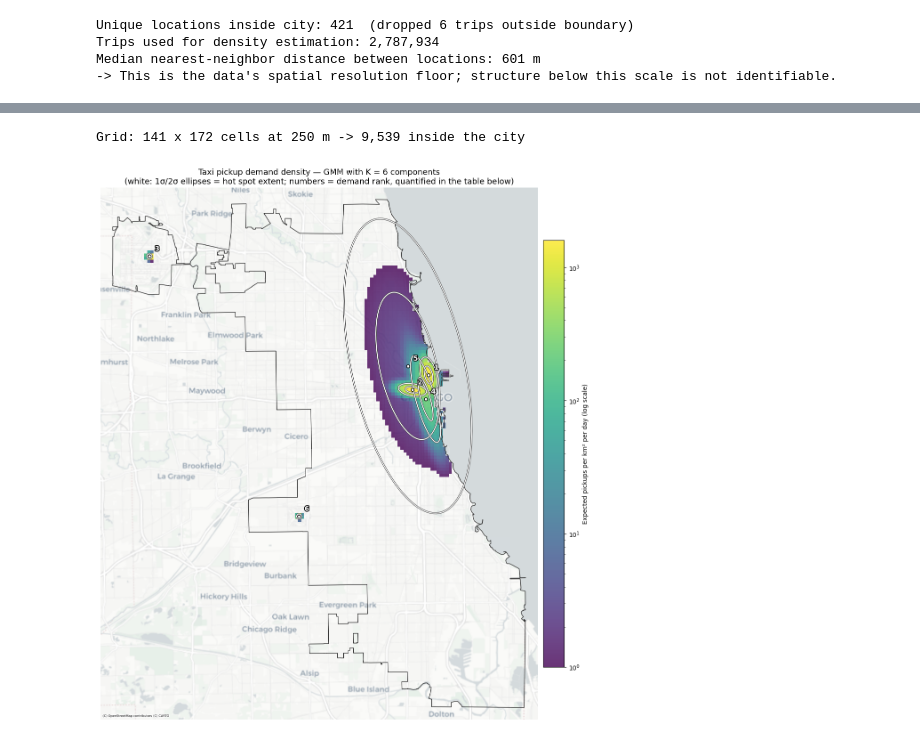
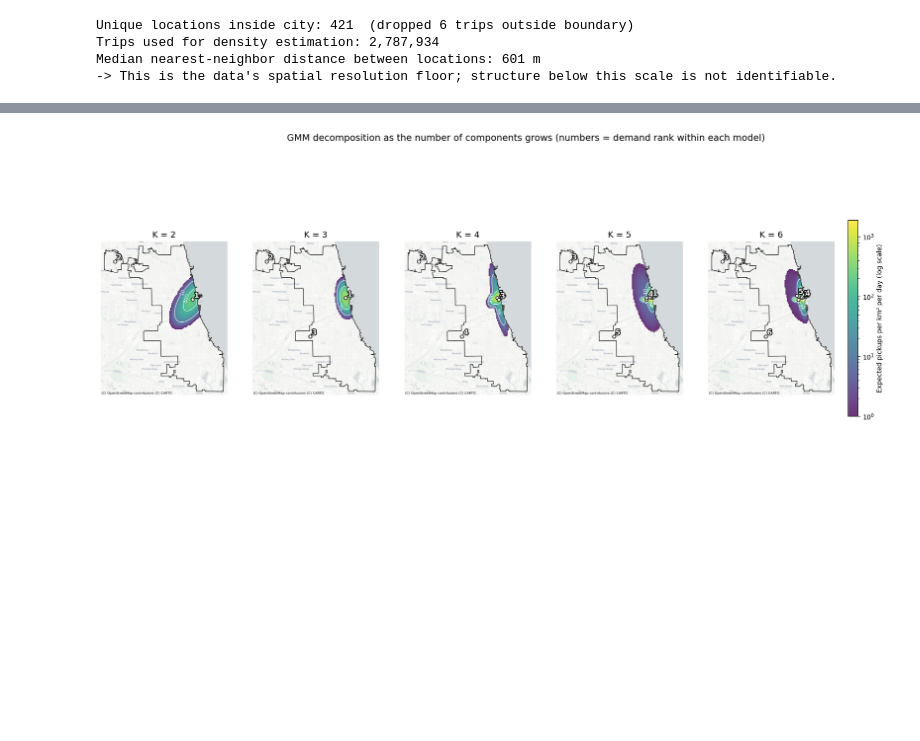
Before and after one commit to nbringew/AAA_Team_1, a Jupyter notebook: notebooks/02_gmm.ipynb, the cells around one changed output, grey strips where cells are left out. Drawn from its saved outputs; the diff is of its cells as text; code cells hidden in the pictures; blank space fills up the shorter version.

```diff
--- a/notebooks/02_gmm.ipynb
+++ b/notebooks/02_gmm.ipynb
@@ -186,8 +188,8 @@ def sample_pickups(n):
 
 REG_COVAR = 100.0 ** 2  # variance floor: sub-100m structure is below the data's resolution
 
-# Model selection on a 100k sample — Workshop 03 recipe:
-# fit one model per candidate n_components, then compare AIC/BIC
+# Model selection on a 100k sample: fit one model per candidate n_components,
+# then compare AIC/BIC
 X_sel = sample_pickups(100_000)
 n_components = np.arange(2, 21)
 models = [GaussianMixture(n, covariance_type='full', reg_covar=REG_COVAR,
@@ -199,14 +201,14 @@ aics = np.array([m.aic(X_sel) for m in models])
 # Elbow = point of maximum distance below the chord from first to last BIC value
 b_norm = (bics - bics.min()) / (bics.max() - bics.min())
 k_norm = (n_components - n_components.min()) / (n_components.max() - n_components.min())
-K_BEST = int(n_components[np.argmax(k_norm * (b_norm[-1] - b_norm[0]) + b_norm[0] - b_norm)])
-print(f"Selected number of components (BIC elbow): K = {K_BEST}   (BIC minimum at K = {n_components[np.argmin(bics)]})")
+K_ELBOW = int(n_components[np.argmax(k_norm * (b_norm[-1] - b_norm[0]) + b_norm[0] - b_norm)])
+print(f"BIC elbow at K = {K_ELBOW}   (BIC minimum at K = {n_components[np.argmin(bics)]})")
 
 fig, ax = plt.subplots(figsize=(9, 5))
 ax.plot(n_components, bics / 1e6, color='#4c78a8', linewidth=2, marker='o', markersize=4, label='BIC')
 ax.plot(n_components, aics / 1e6, color='#9aa0a6', linewidth=2, marker='o', markersize=4, linestyle='--', label='AIC')
-ax.axvline(K_BEST, color='#d95f02', linewidth=1.5, linestyle=':')
-ax.annotate(f'elbow: K = {K_BEST}', xy=(K_BEST, bics.min() / 1e6), xytext=(K_BEST + 0.6, bics[2] / 1e6),
+ax.axvline(K_ELBOW, color='#d95f02', linewidth=1.5, linestyle=':')
+ax.annotate(f'elbow: K = {K_ELBOW}', xy=(K_ELBOW, bics.min() / 1e6), xytext=(K_ELBOW + 0.6, bics[2] / 1e6),
             color='#d95f02', fontsize=11)
 ax.set_xlabel('Number of components K')
 ax.set_ylabel('Information criterion (millions, lower = better)')
@@ -316,40 +322,23 @@ The cluster view above shows *which* component each location belongs to. To read
 # %%
-#| label: fig-gmm-hotspots
-# Evaluation grid over the city (GRID_STEP_M spacing), masked to the city polygon
-gx = np.arange(xmin - GRID_STEP_M, xmax + 2 * GRID_STEP_M, GRID_STEP_M)
-gy = np.arange(ymin - GRID_STEP_M, ymax + 2 * GRID_STEP_M, GRID_STEP_M)
-GX, GY = np.meshgrid(gx, gy)
-grid_pts = np.column_stack([GX.ravel(), GY.ravel()])
-grid_inside = shapely.contains_xy(land_poly, grid_pts[:, 0], grid_pts[:, 1])
-print(f"Grid: {GX.shape[1]} x {GX.shape[0]} cells at {GRID_STEP_M} m -> {grid_inside.sum():,} inside the city")
+#| label: fig-gmm-k-comparison
+# Same weighted sample as the model selection — one panel per K up to the elbow
+ks_show = list(range(2, K_ELBOW + 1))
+Zks = {k: density_on_grid(models[k - int(n_components[0])], N_USED)   # models[i] was fitted with n_components[i]
+       for k in ks_show}
 
-# Mixture density (per m²) -> expected pickups per km² per day
-dens = np.full(len(grid_pts), np.nan)
-dens[grid_inside] = np.exp(gmm.score_samples(grid_pts[grid_inside]))
-Z_gmm = dens.reshape(GX.shape) * N_USED * 1e6 / n_days
-DENSITY_NORM = LogNorm(vmin=MASK_BELOW, vmax=np.nanquantile(Z_gmm, 0.999))
+# One log color scale shared by ALL density maps in this notebook
+DENSITY_NORM = LogNorm(vmin=MASK_BELOW, vmax=np.nanquantile(Zks[K_ELBOW], 0.999))
 
-def plot_density(ax, Z, title, norm, show_cbar=True):
-    """Shared style for the density maps: masked log-scale surface over a light basemap."""
-    Zm = np.ma.masked_invalid(np.ma.masked_less(Z, MASK_BELOW))
-    pcm = ax.pcolormesh(GX, GY, Zm, cmap=DENSITY_CMAP, norm=norm, alpha=0.8, shading='auto', zorder=2)
-    city_metric.boundary.plot(ax=ax, color='#333333', linewidth=1.0, zorder=3)
-    ax.set_xlim(xmin - 1000, xmax + 1000)
-    ax.set_ylim(ymin - 1000, ymax + 1000)
-    ctx.add_basemap(ax, crs=CRS_METRIC, source=BASEMAP, zorder=0, attribution_size=5)
-    ax.set_title(title, fontsize=13)
-    ax.set_axis_off()
-    if show_cbar:
-        cbar = plt.colorbar(pcm, ax=ax, shrink=0.7, pad=0.01)
-        cbar.set_label('Expected pickups per km² per day (log scale)')
-    return pcm
-
-fig, ax = plt.subplots(figsize=(12, 14))
-plot_density(ax, Z_gmm, f'Taxi pickup demand density — GMM with K = {K_BEST} components\n'
-                        '(white: 1σ/2σ ellipses = hot spot extent; numbers = demand rank, quantified in the table below)', DENSITY_NORM)
-annotate_components(ax, gmm, order)
-plt.tight_layout()
+fig, axes = plt.subplots(1, len(ks_show), figsize=(24, 9))
+for ax, k in zip(axes, ks_show):
+    m = models[k - int(n_components[0])]
+    pcm = plot_density(ax, Zks[k], f'K = {k}', DENSITY_NORM, show_cbar=False)
+    annotate_components(ax, m, np.argsort(m.weights_)[::-1])
+# One shared colorbar keeps all five panels the same size
+cbar = fig.colorbar(pcm, ax=list(axes), shrink=0.6, pad=0.015)
+cbar.set_label('Expected pickups per km² per day (log scale)')
+fig.suptitle('GMM decomposition as the number of components grows (numbers = demand rank within each model)',
+             fontsize=14, y=0.93)
 plt.show()
 # %% [output]
-Grid: 141 x 172 cells at 250 m -> 9,539 inside the city
-[figure, old version]
+[figure, new version]
```
Also changed, not shown: parts of 20 cells of this notebook.
